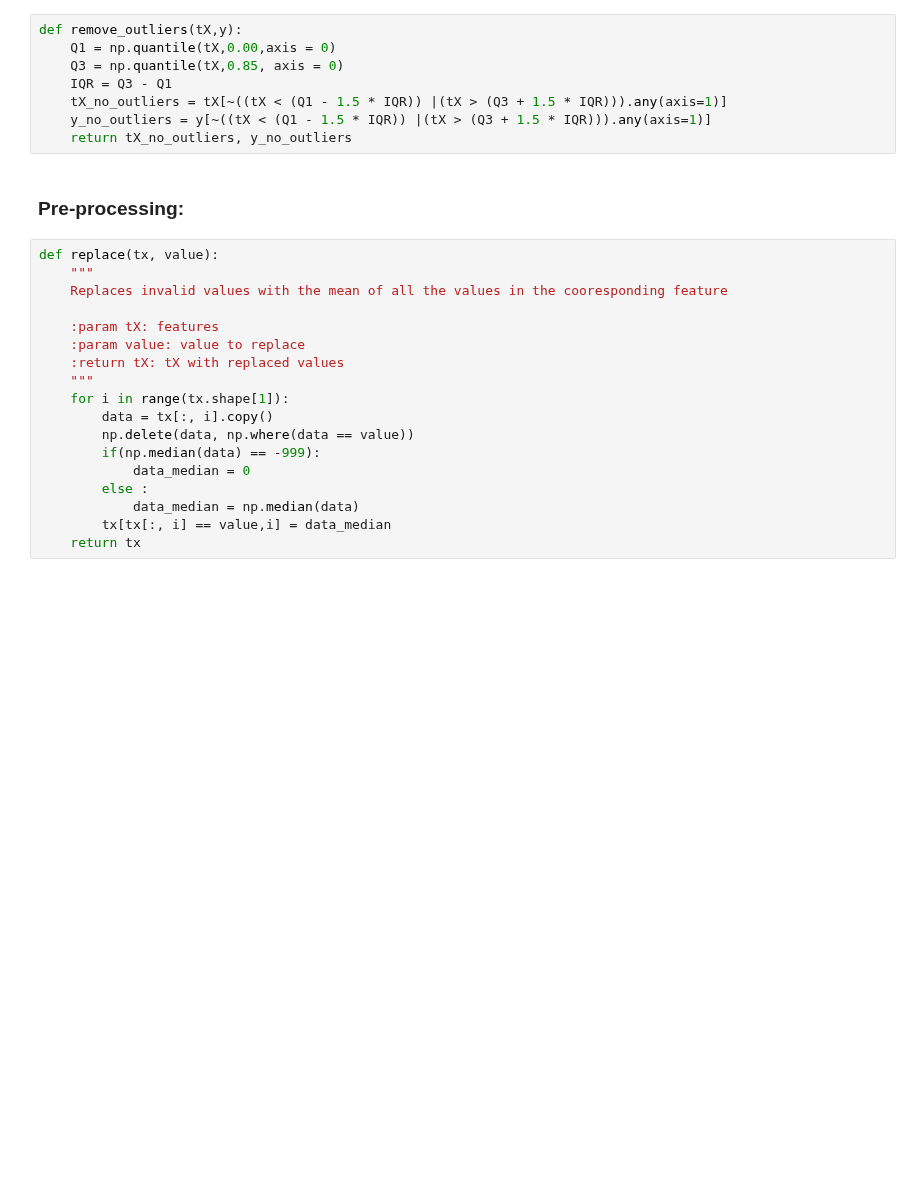
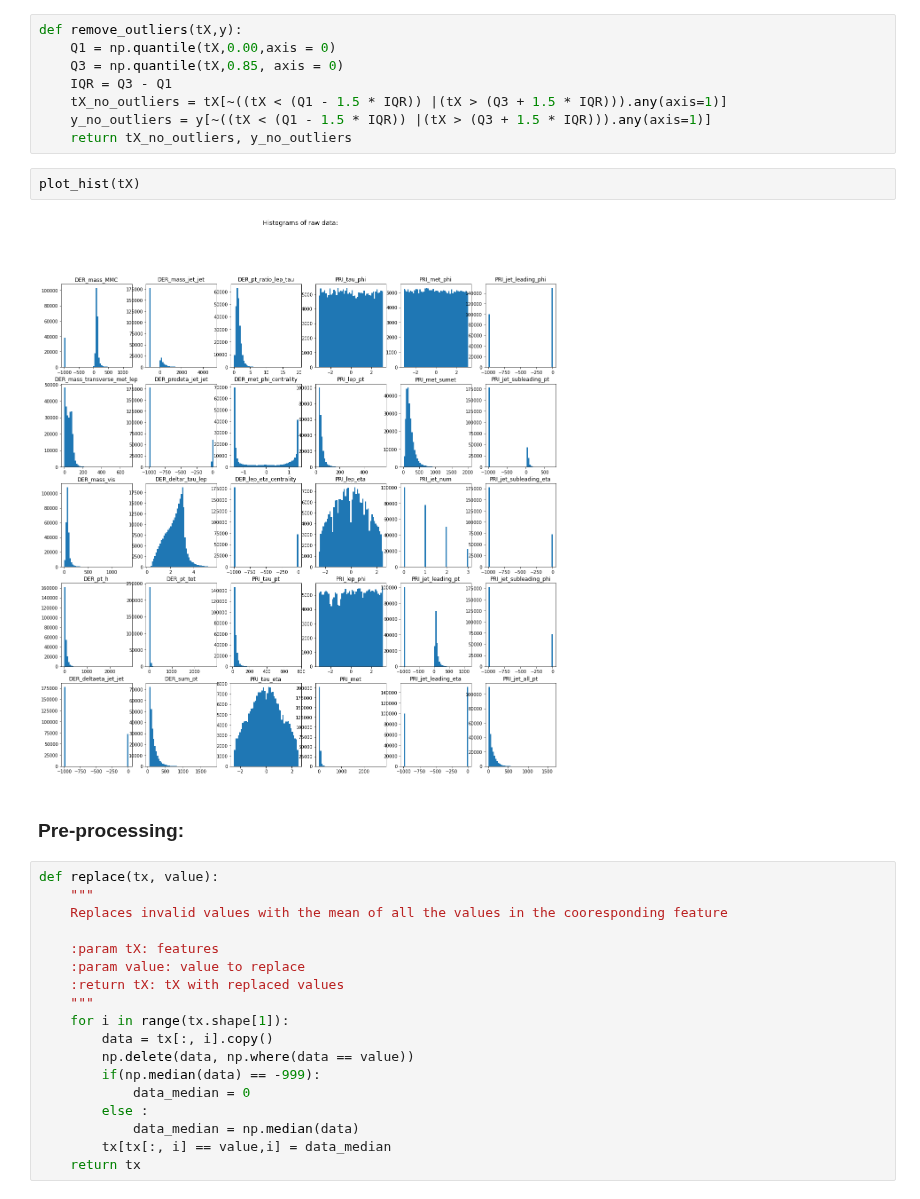
Before and after one commit to Dreyvor/ML_Project_1, a Jupyter notebook: final_submission/project_1.ipynb, the cells around one changed output. Cells and saved outputs as stored; diff of their text form; blank space fills up the shorter version.

```diff
--- a/final_submission/project_1.ipynb
+++ b/final_submission/project_1.ipynb
@@ -133,6 +165,10 @@ def remove_outliers(tX,y):
     tX_no_outliers = tX[~((tX < (Q1 - 1.5 * IQR)) |(tX > (Q3 + 1.5 * IQR))).any(axis=1)]
     y_no_outliers = y[~((tX < (Q1 - 1.5 * IQR)) |(tX > (Q3 + 1.5 * IQR))).any(axis=1)]
     return tX_no_outliers, y_no_outliers
+# %%
+plot_hist(tX)
+# %% [output]
+[figure, added]
 # %% [markdown]
 ### Pre-processing:
 # %%
```
Also changed, not shown: parts of 11 cells of this notebook, 7 other files.
